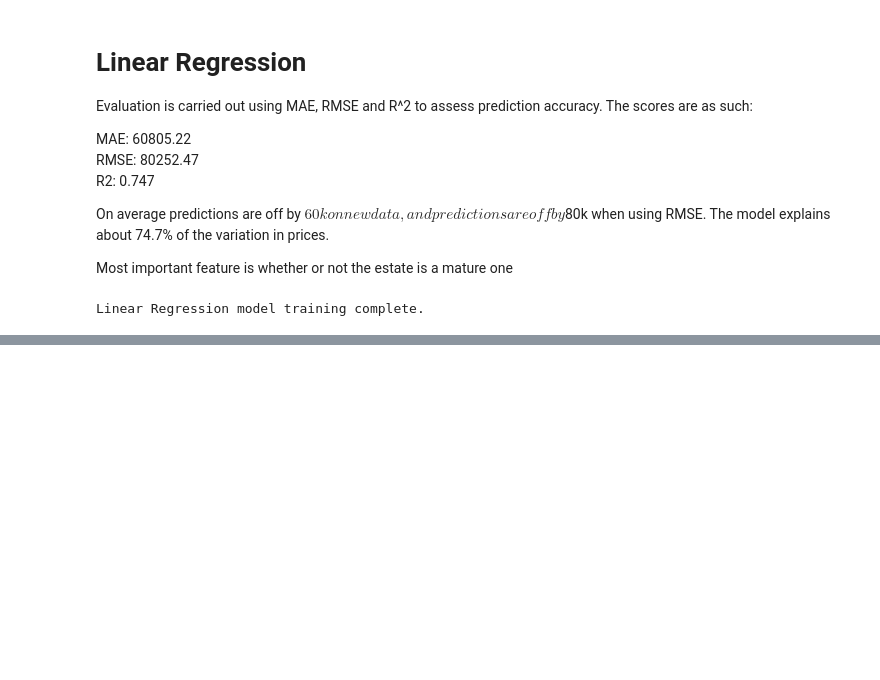
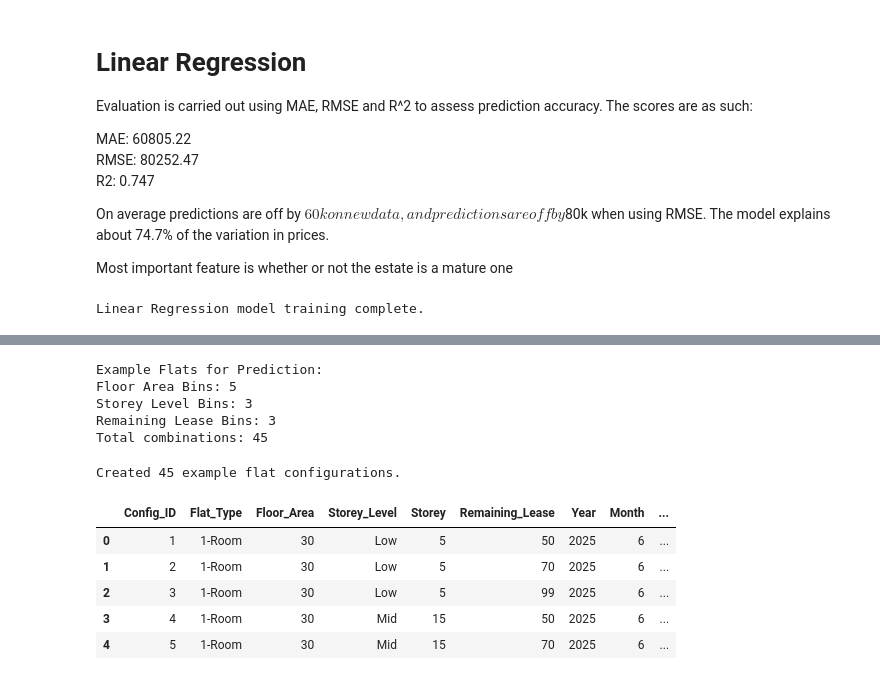
Before and after one commit to dillonchong01/CS3244-Group-25, a Jupyter notebook: model_training/Prediction.ipynb, the cells around one changed output, grey strips where cells are left out. Cells and saved outputs as stored; diff of their text form; code cells hidden in the pictures; blank space fills up the shorter version.

```diff
--- a/model_training/Prediction.ipynb
+++ b/model_training/Prediction.ipynb
@@ -381,0 +422,70 @@ Feature Coefficients (Linear Regression):
+# %%
+# Create floor area ranges to approximate the different flat types
+floor_area_bins = {
+    '1-Room': 30,
+    '2-Room': 60,
+    '3-Room': 90,
+    '4-Room': 100,
+    '5-Room': 115,
+}
+
+# Create storey level bins
+storey_bins = {
+    'Low': 5,
+    'Mid': 15,
+    'High': 30
+}
+
+# Remaining lease categories
+lease_bins = {
+    'Short': 50,
+    'Medium': 70,
+    'Long': 99
+}
+
+print("Example Flats for Prediction:")
+print(f"Floor Area Bins: {len(floor_area_bins)}")
+print(f"Storey Level Bins: {len(storey_bins)}")
+print(f"Remaining Lease Bins: {len(lease_bins)}")
+print(f"Total combinations: {len(floor_area_bins) * len(storey_bins) * len(lease_bins)}")
+# %% [output]
+Example Flats for Prediction:
+Floor Area Bins: 5
+Storey Level Bins: 3
+Remaining Lease Bins: 3
+Total combinations: 45
+# %%
+# Creating example flat configurations
+configurations = []
+config_id = 1
+for flat_type, area in floor_area_bins.items():
+    for storey_level, storey in storey_bins.items():
+        for lease_category, lease in lease_bins.items():
+            config = {
+                'Config_ID': config_id,
+                'Flat_Type': flat_type,
+                'Floor_Area': area,
+                'Storey_Level': storey_level,
+                'Storey': storey,
+                'Remaining_Lease': lease,
+                'Year': 2025,
+                'Month': 6,
+                'Distance_MRT': df['Distance_MRT'].mean(),  # Example fixed distance
+                'Distance_Mall': df['Distance_Mall'].mean(),  # Example fixed distance
+                'Within_1km_of_Pri_Int': 1,  # Assume within 1km
+                'Mature_Int': 0  # Assume non-mature estate
+            }
+            configurations.append(config)
+            config_id += 1
+
+example_flats = pd.DataFrame(configurations)
+print(f"Created {len(example_flats)} example flat configurations.")
+example_flats.head()
+# %% [output]
+Created 45 example flat configurations.
+|  | Config_ID | Flat_Type | Floor_Area | Storey_Level | Storey | Remaining_Lease | Year | Month | ... |
+| 0 | 1 | 1-Room | 30 | Low | 5 | 50 | 2025 | 6 | ... |
+| 1 | 2 | 1-Room | 30 | Low | 5 | 70 | 2025 | 6 | ... |
+| 2 | 3 | 1-Room | 30 | Low | 5 | 99 | 2025 | 6 | ... |
+| 3 | 4 | 1-Room | 30 | Mid | 15 | 50 | 2025 | 6 | ... |
+| 4 | 5 | 1-Room | 30 | Mid | 15 | 70 | 2025 | 6 | ... |
```
Also changed, not shown: parts of 14 cells of this notebook, 1 other file.
